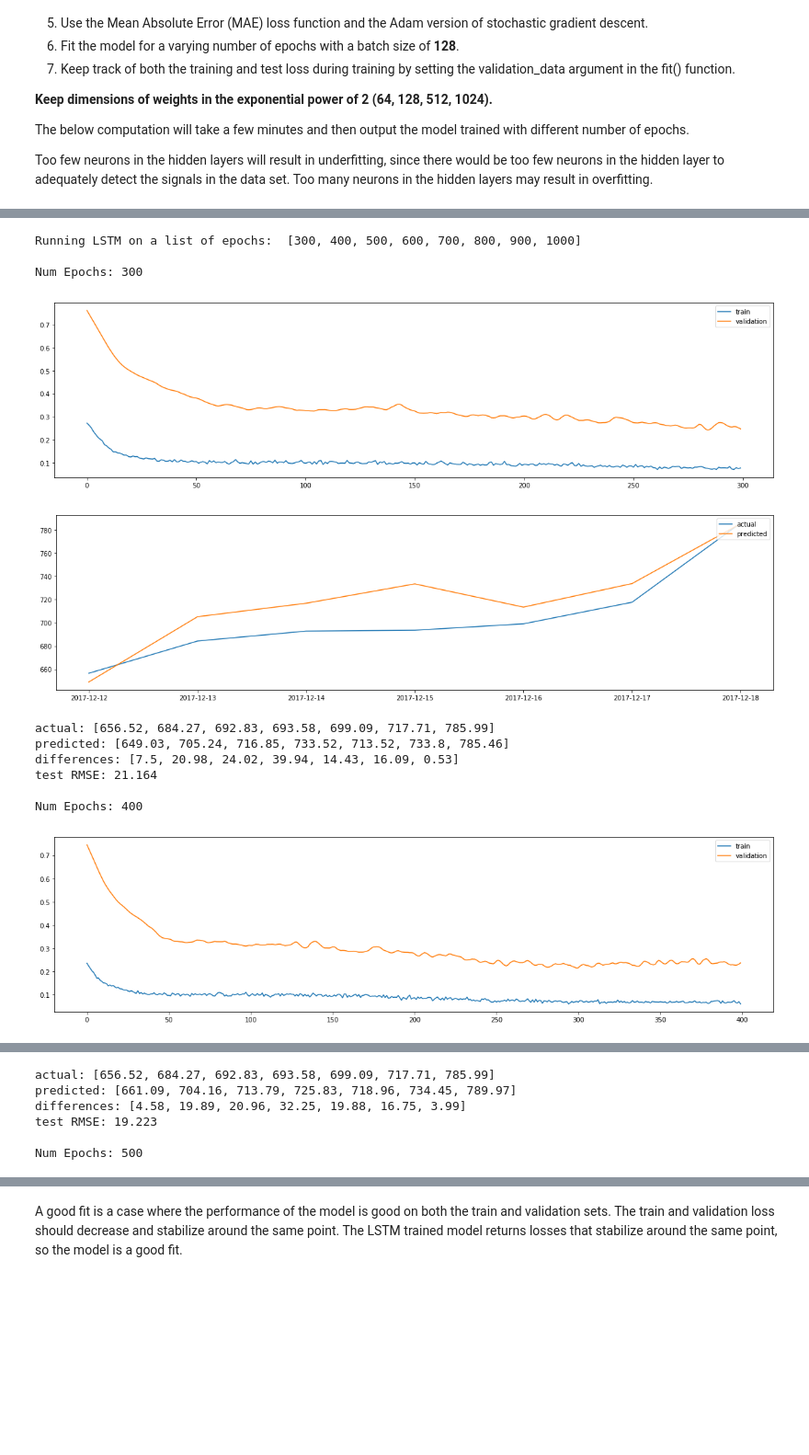
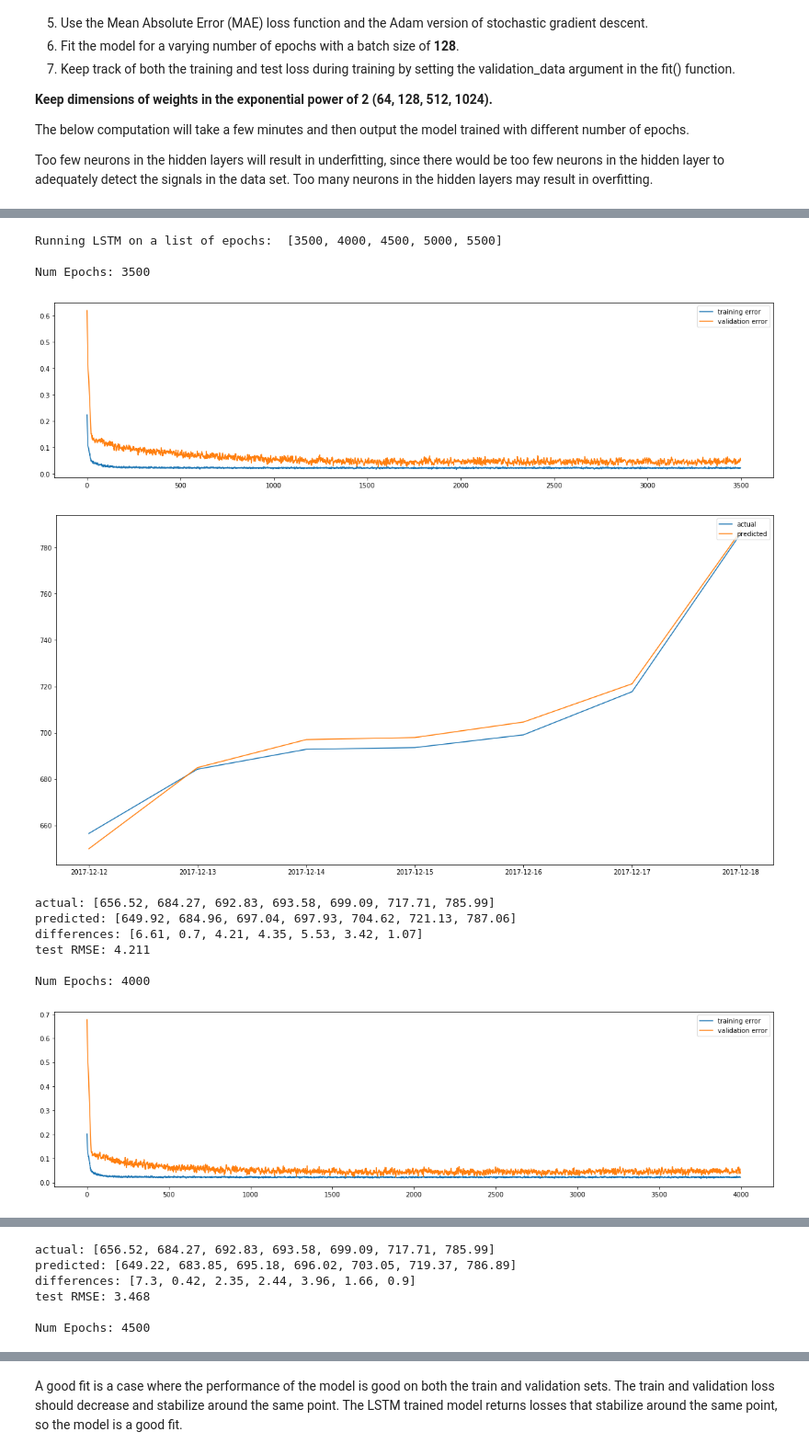
Before and after one commit to Smarker/udacity-ml, a Jupyter notebook: projects/capstone/MLCapstone.ipynb, the cells around one changed output, grey strips where cells are left out. Shown at 92% size. Drawn from its saved outputs; the diff is of its cells as text; code cells hidden in the pictures; blank space fills up the shorter version.

```diff
--- a/projects/capstone/MLCapstone.ipynb
+++ b/projects/capstone/MLCapstone.ipynb
@@ -872,5 +874,5 @@ def reshape_as_2d(ts, features):
 # %%
-# from keras.models import Sequential
+from keras.models import Sequential
 from keras.layers import Dropout, Dense, LSTM
 from sklearn.preprocessing import MinMaxScaler
 from numpy import concatenate
@@ -879,7 +881,6 @@ import matplotlib.pyplot as plt
 def fit_lstm_model(train_X, train_y, test_X, test_y, RAW, SCALER, FEATURES, epochs, batch_size, alpha, dropout):
     TEST_SET_SIZE = len(test_y)
     TRAIN_SET_SIZE = len(ts) - TEST_SET_SIZE
-
     ALPHA = alpha # scaling factor for hidden layer neurons
     NUM_INPUT_LAYER_NEURONS = len(RAW.columns) # number of features
     NUM_OUTPUT_LAYER_NEURONS = 1 # features to predict
@@ -895,9 +896,13 @@ def fit_lstm_model(train_X, train_y, test_X, test_y, RAW, SCALER, FEATURES, epoc
     for index, EPOCH in enumerate(EPOCH_LIST):
         # create the LSTM network
         model = Sequential()
-        model.add(LSTM(HIDDEN_LAYER_NUM_NEURONS, input_shape=(train_X.shape[1], train_X.shape[2]), dropout=dropout))
+
+        # Create a LSTM hidden layer that also specifies the input layer via the input_shape
+        model.add(LSTM(HIDDEN_LAYER_NUM_NEURONS, input_shape=(train_X.shape[1], train_X.shape[2])))
+        model.add(Dropout(dropout))
         model.add(Dense(1))
         model.compile(loss='mae', optimizer='adam')
+
         history = model.fit(train_X, train_y, epochs=EPOCH, batch_size=BATCH_SIZE,
                             validation_data=(test_X, test_y), verbose=0, shuffle=False)
 
@@ -905,9 +910,9 @@ def fit_lstm_model(train_X, train_y, test_X, test_y, RAW, SCALER, FEATURES, epoc
 
         # plot history
         plt.figure(figsize=(20, 5))
-        plt.plot(history.history['loss'], label='train')
-        plt.plot(history.history['val_loss'], label='test')
-        plt.legend(['train', 'validation'], loc='upper right')
+        plt.plot(history.history['loss'], label='training')
+        plt.plot(history.history['val_loss'], label='testing')
+        plt.legend(['training error', 'validation error'], loc='upper right')
         plt.show()
 
         # make a prediction
@@ -933,7 +938,7 @@ def fit_lstm_model(train_X, train_y, test_X, test_y, RAW, SCALER, FEATURES, epoc
             lowest_rmse = rmse
             best_epoch_num = EPOCH
 
-        plt.figure(figsize=(20, 5))
+        plt.figure(figsize=(20, 10))
 
         LSTM_actual = RAW[-TEST_SET_SIZE:]['Price']
         LSTM_predicted = inverted
@@ -955,44 +960,44 @@ def run_lstm(ts, test_set_size, epochs, batch_size, alpha, dropout):
     FEATURES = ts.columns
     TEST_SET_SIZE = test_set_size
 
     # make ts stationary
     STATIONARY = difference_ts(ts)
 
     # Split time series data into training and testing sets
     STATIONARY_TRAIN, STATIONARY_TEST = train_test_split(STATIONARY, TEST_SET_SIZE)
 
     # Apply min max scaling to stationary data
     SCALED_STATIONARY_TRAIN, SCALED_STATIONARY_TEST, SCALER = apply_minmax_scaling(STATIONARY_TRAIN, STATIONARY_TEST, FEATURES)
 
     # split into input and outputs to feed into lstm
     train_X, train_y, test_X, test_y = input_output_split(SCALED_STATIONARY_TRAIN, SCALED_STATIONARY_TEST, 'Price')
 
     # copy test x and test y before converting test x and test y to 3d for lstm
     test_X_copy = test_X.copy(deep=True)
     test_y_copy = test_y.copy(deep=True)
 
     # reshape input to be 3D [samples, timesteps, features] for lstm model
     train_X = reshape_as_3d(train_X)
     test_X = reshape_as_3d(test_X)
 
     fit_lstm_model(train_X, train_y, test_X, test_y, RAW, SCALER, FEATURES, epochs, batch_size, alpha, dropout)
 
 TEST_SET_SIZE = 7
-EPOCHS = [300, 400, 500, 600, 700, 800, 900, 1000]
-BATCH_SIZE = 128
+EPOCHS = [3500, 4000, 4500, 5000, 5500]
+BATCH_SIZE = 32
 ALPHA = 2
-DROPOUT_PERCENTAGE = 0.4
+DROPOUT_PERCENTAGE = 0.5
 run_lstm(LSTM_TS, TEST_SET_SIZE, EPOCHS, BATCH_SIZE, ALPHA, DROPOUT_PERCENTAGE)
 # %% [output]
-Running LSTM on a list of epochs:  [300, 400, 500, 600, 700, 800, 900, 1000]
+Running LSTM on a list of epochs:  [3500, 4000, 4500, 5000, 5500]
 
-Num Epochs: 300
+Num Epochs: 3500
-[figure, old version]
+[figure, new version]
-[figure, old version]
+[figure, new version]
 actual: [656.52, 684.27, 692.83, 693.58, 699.09, 717.71, 785.99]
-predicted: [649.03, 705.24, 716.85, 733.52, 713.52, 733.8, 785.46]
-differences: [7.5, 20.98, 24.02, 39.94, 14.43, 16.09, 0.53]
-test RMSE: 21.164
+predicted: [649.92, 684.96, 697.04, 697.93, 704.62, 721.13, 787.06]
+differences: [6.61, 0.7, 4.21, 4.35, 5.53, 3.42, 1.07]
+test RMSE: 4.211
 
-Num Epochs: 400
+Num Epochs: 4000
-[figure, old version]
+[figure, new version]
@@ -1000,6 +1005,6 @@ Num Epochs: 400
 actual: [656.52, 684.27, 692.83, 693.58, 699.09, 717.71, 785.99]
-predicted: [661.09, 704.16, 713.79, 725.83, 718.96, 734.45, 789.97]
-differences: [4.58, 19.89, 20.96, 32.25, 19.88, 16.75, 3.99]
-test RMSE: 19.223
+predicted: [649.22, 683.85, 695.18, 696.02, 703.05, 719.37, 786.89]
+differences: [7.3, 0.42, 2.35, 2.44, 3.96, 1.66, 0.9]
+test RMSE: 3.468
 
-Num Epochs: 500
+Num Epochs: 4500
```
Also changed, not shown: parts of 3 cells of this notebook, 1 other file.
